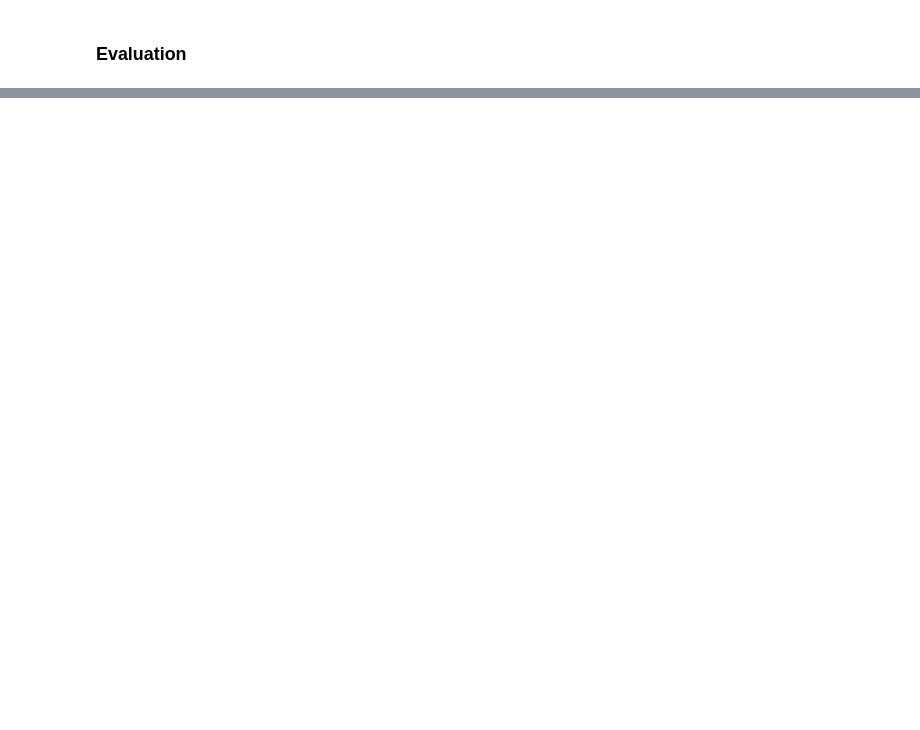
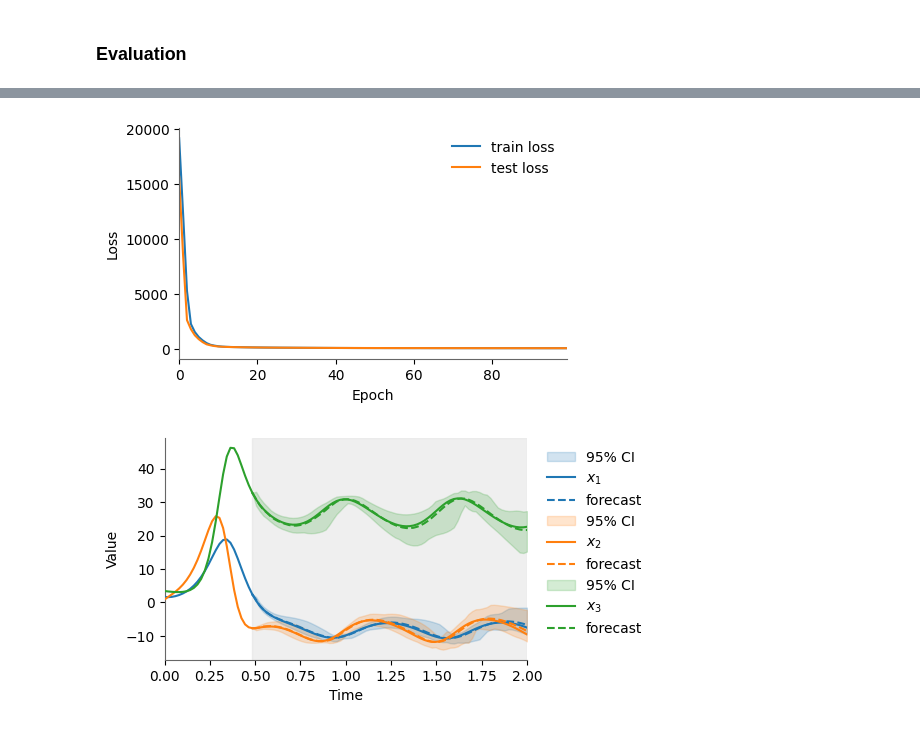
Before and after one commit to elgazzarr/afm, a Jupyter notebook: notebooks/forecasting_ds.ipynb, the cells around one changed output, grey strips where cells are left out. Cells and saved outputs as stored; diff of their text form; code cells hidden in the pictures; blank space fills up the shorter version.

Commit message:
forecasting_ds plotting update

```diff
--- a/notebooks/forecasting_ds.ipynb
+++ b/notebooks/forecasting_ds.ipynb
@@ -517,48 +524,48 @@ def plot_trajectories(
         #         horizontalalignment='center', verticalalignment='top', fontsize=10, color='#666666')
         # ax.text(ts[history_end_idx + len(pred_mean)//2], y_pos, 'Prediction',
         #         horizontalalignment='center', verticalalignment='top', fontsize=10, color='#666666')
 
         # Customize appearance
         ax.spines['top'].set_visible(False)
         ax.spines['right'].set_visible(False)
         ax.spines['left'].set_color('#666666')
         ax.spines['bottom'].set_color('#666666')
 
         # Add labels
         ax.set_xlabel('Time', color='#000000')
         ax.set_ylabel('Value', color='#000000')
         ax.set_title(title, pad=20)
 
         # Customize legend
         legend = ax.legend(bbox_to_anchor=(1.02, 1),
                          loc='upper left',
                          frameon=False)
 
         # Adjust layout to prevent legend cutoff
         plt.subplots_adjust(right=0.85, top=0.85)  # Adjusted top margin for region labels
 
         ax.margins(x=0)
 
-# this should also include the prediction part
+fig, ax = plt.subplots(figsize=(5, 3))
+ax.plot(losses, label='loss')
+ax.plot(test_losses, label='loss')
+ax.set_xlabel("Epoch")
+ax.set_ylabel("Loss");
+ax.margins(x=0)
+ax.legend(['train loss', 'test loss'], frameon=False)
+ax.spines['top'].set_visible(False)
+ax.spines['right'].set_visible(False)
+ax.spines['left'].set_color('#666666')
+ax.spines['bottom'].set_color('#666666')
+plt.savefig('loss_' + system + '.pdf', dpi=300, bbox_inches='tight', format='pdf')
 
-fig, ax = plt.subplots(1, 2, figsize=(10, 3))
-ax[0].plot(losses, label='loss')
-ax[0].plot(test_losses, label='loss')
-ax[0].set_xlabel("Epoch")
-ax[0].set_ylabel("Loss");
-ax[0].margins(x=0)
-ax[0].legend(['train loss', 'test loss'], frameon=False)
-ax[0].spines['top'].set_visible(False)
-ax[0].spines['right'].set_visible(False)
-ax[0].spines['left'].set_color('#666666')
-ax[0].spines['bottom'].set_color('#666666')
+fig, ax = plt.subplots(figsize=(5, 3))
 
 # plot the predictions for the n_idx test trajectories
-plot_trajectories(ts, history[0], flow_predictions[:,0], future[0], title='', channel_names=['$x_'+str(i+1)+'$' for i in range(data_dim)], confidence_interval=0.95, ax=ax[1])
+plot_trajectories(ts, history[0], flow_predictions[:,0], future[0], title='', channel_names=['$x_'+str(i+1)+'$' for i in range(data_dim)], confidence_interval=0.95, ax=ax)
 # plot_trajectories(ts[:150], history[n_idx,:,:], flow_predictions[:,n_idx,:50,:], future[n_idx,:50,:], title='', channel_names=['$x_'+str(i+1)+'$' for i in range(data_dim)], confidence_interval=0.90, ax=ax[1])
 
-plt.savefig(system + '.pdf', dpi=300, bbox_inches='tight', format='pdf')
-#         metadata=None, bbox_inches=None, pad_inches=0.1,
-#         facecolor='auto', edgecolor='auto', backend=None,
-#         **kwargs
-#        )
+plt.savefig('predictions_' + system + '.pdf', dpi=300, bbox_inches='tight', format='pdf')
+# %% [output]
+[figure, added]
+[figure, added]
```
Also changed, not shown: parts of 9 cells of this notebook, 3 other files.
